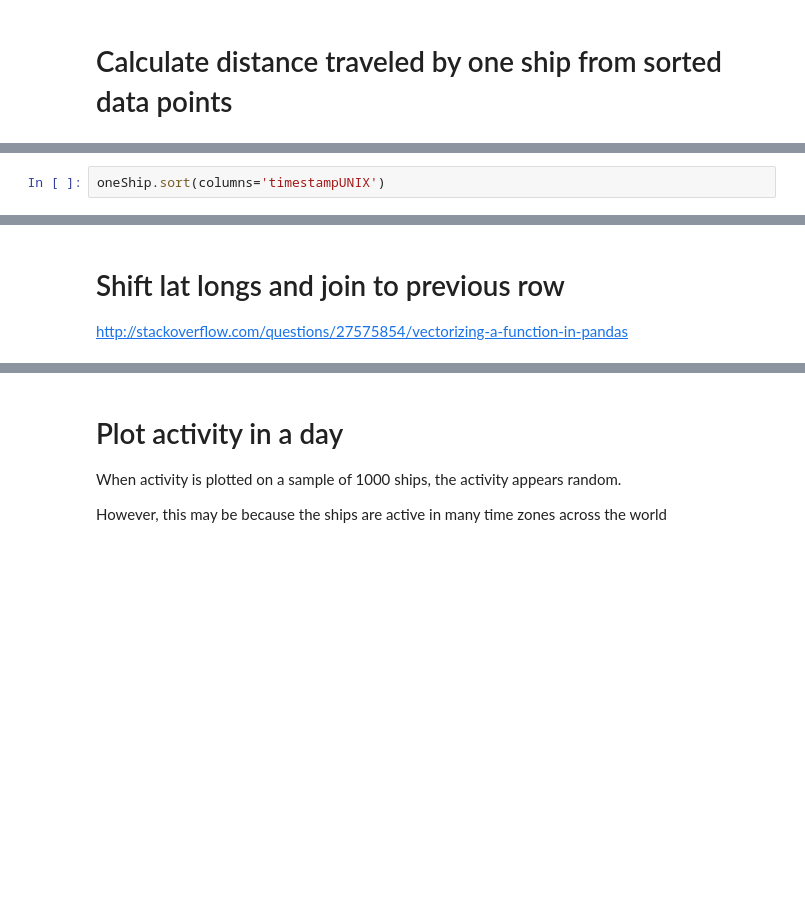
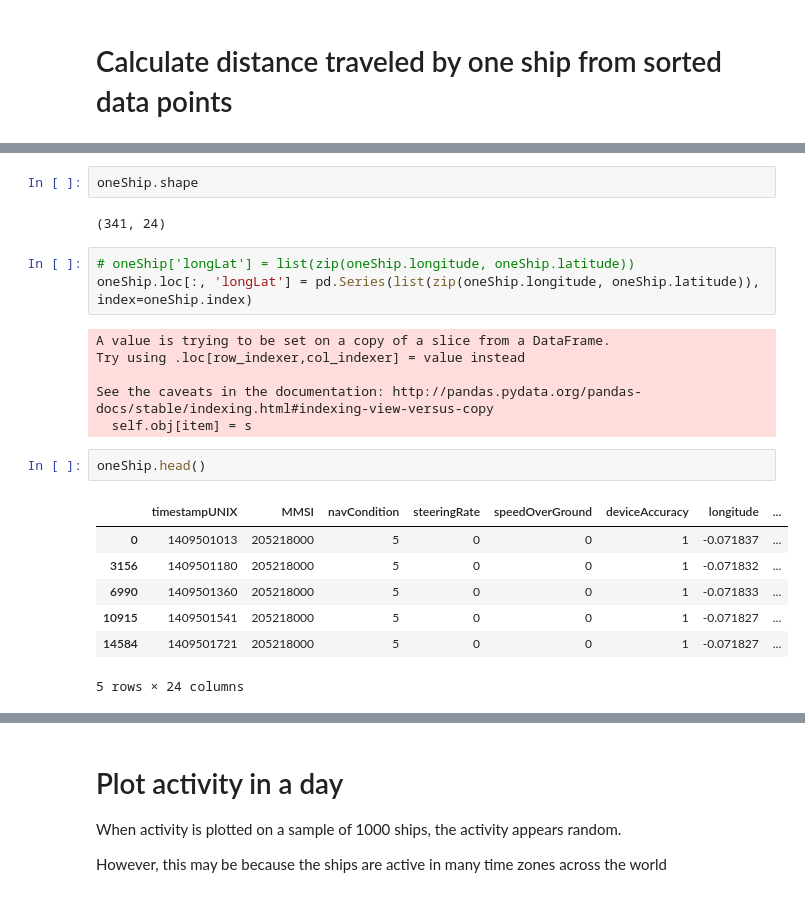
Before and after one commit to uwong/python, a Jupyter notebook: notebooks/ships/ship data exploration.ipynb, the cells around one changed output, grey strips where cells are left out. Saved outputs shown, nothing was run; the diff lists cells and outputs as text; blank space fills up the shorter version.

```diff
--- a/notebooks/ships/ship data exploration.ipynb
+++ b/notebooks/ships/ship data exploration.ipynb
@@ -223,2 +217,0 @@ oneShip
-# %%
-oneShip.sort(columns='timestampUNIX')
@@ -244,7 +218,26 @@ oneShip.sort(columns='timestampUNIX')
-# %% [markdown]
-# Shift lat longs and join to previous row
-
-http://stackoverflow.com/questions/27575854/vectorizing-a-function-in-pandas
+# %%
+oneShip.shape
+# %% [output]
+(341, 24)
+# %%
+# oneShip['longLat'] = list(zip(oneShip.longitude, oneShip.latitude))
+oneShip.loc[:, 'longLat'] = pd.Series(list(zip(oneShip.longitude, oneShip.latitude)), index=oneShip.index)
+# %% [output]
+A value is trying to be set on a copy of a slice from a DataFrame.
+Try using .loc[row_indexer,col_indexer] = value instead
+
+See the caveats in the documentation: http://pandas.pydata.org/pandas-docs/stable/indexing.html#indexing-view-versus-copy
+  self.obj[item] = s
+# %%
+oneShip.head()
+# %% [output]
+|  | timestampUNIX | MMSI | navCondition | steeringRate | speedOverGround | deviceAccuracy | longitude | ... |
+| 0 | 1409501013 | 205218000 | 5 | 0 | 0 | 1 | -0.071837 | ... |
+| 3156 | 1409501180 | 205218000 | 5 | 0 | 0 | 1 | -0.071832 | ... |
+| 6990 | 1409501360 | 205218000 | 5 | 0 | 0 | 1 | -0.071833 | ... |
+| 10915 | 1409501541 | 205218000 | 5 | 0 | 0 | 1 | -0.071827 | ... |
+| 14584 | 1409501721 | 205218000 | 5 | 0 | 0 | 1 | -0.071827 | ... |
+5 rows × 24 columns
 # %%
 from math import radians, cos, sin, asin, sqrt
 
```
Also changed, not shown: parts of 22 cells of this notebook.
